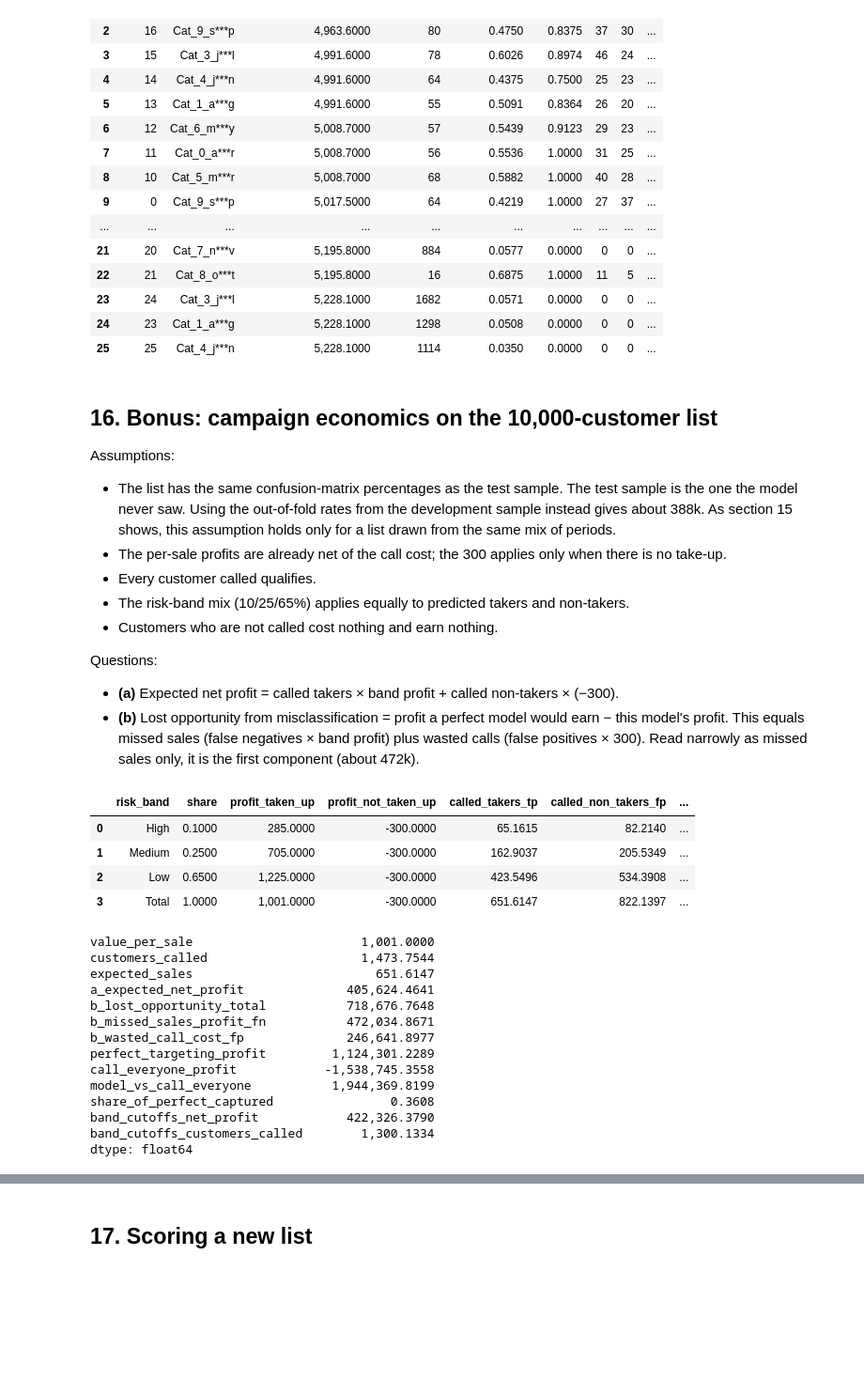
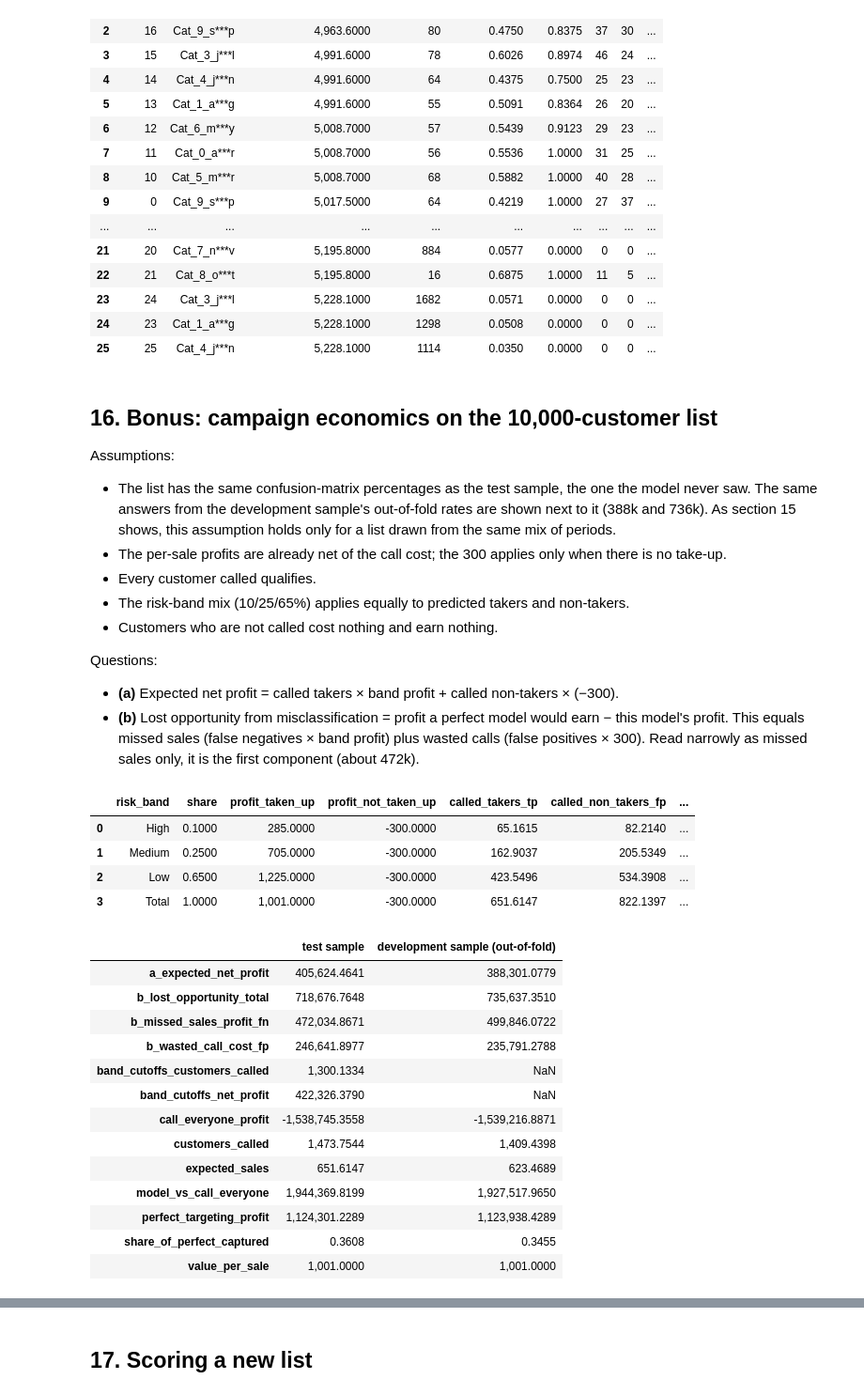
Before and after one commit to mlodian/campaign-response-model, a Jupyter notebook: notebooks/campaign_response_walkthrough.ipynb, the cells around one changed output, grey strips where cells are left out. Shown at 94% size. Saved outputs shown, nothing was run; the diff lists cells and outputs as text; code cells hidden in the pictures; blank space fills up the shorter version.

```diff
--- a/notebooks/campaign_response_walkthrough.ipynb
+++ b/notebooks/campaign_response_walkthrough.ipynb
@@ -525,9 +525,9 @@ pd.read_csv(R / "period_breakdown.csv")
 ## 16. Bonus: campaign economics on the 10,000-customer list
 
 Assumptions:
-- The list has the same confusion-matrix percentages as the test sample. The test sample is the one the model never
-  saw. Using the out-of-fold rates from the development sample instead gives about 388k. As section 15 shows, this
-  assumption holds only for a list drawn from the same mix of periods.
+- The list has the same confusion-matrix percentages as the test sample, the one the model never saw. The same
+  answers from the development sample's out-of-fold rates are shown next to it (388k and 736k). As section 15
+  shows, this assumption holds only for a list drawn from the same mix of periods.
 - The per-sale profits are already net of the call cost; the 300 applies only when there is no take-up.
 - Every customer called qualifies.
 - The risk-band mix (10/25/65%) applies equally to predicted takers and non-takers.
@@ -547,20 +547,22 @@ econ
 | 1 | Medium | 0.2500 | 705.0000 | -300.0000 | 162.9037 | 205.5349 | ... |
 | 2 | Low | 0.6500 | 1,225.0000 | -300.0000 | 423.5496 | 534.3908 | ... |
 | 3 | Total | 1.0000 | 1,001.0000 | -300.0000 | 651.6147 | 822.1397 | ... |
-# %%
-pd.Series(json.loads((R / "campaign_scenarios.json").read_text()))
-# %% [output]
-value_per_sale                       1,001.0000
-customers_called                     1,473.7544
-expected_sales                         651.6147
-a_expected_net_profit              405,624.4641
-b_lost_opportunity_total           718,676.7648
-b_missed_sales_profit_fn           472,034.8671
-b_wasted_call_cost_fp              246,641.8977
-perfect_targeting_profit         1,124,301.2289
-call_everyone_profit            -1,538,745.3558
-model_vs_call_everyone           1,944,369.8199
-share_of_perfect_captured                0.3608
-band_cutoffs_net_profit            422,326.3790
-band_cutoffs_customers_called        1,300.1334
-dtype: float64
+# %%
+scen = json.loads((R / "campaign_scenarios.json").read_text())
+dev = scen.pop("development_sample")
+pd.DataFrame({"test sample": pd.Series(scen), "development sample (out-of-fold)": pd.Series(dev)})
+# %% [output]
+|  | test sample | development sample (out-of-fold) |
+| a_expected_net_profit | 405,624.4641 | 388,301.0779 |
+| b_lost_opportunity_total | 718,676.7648 | 735,637.3510 |
+| b_missed_sales_profit_fn | 472,034.8671 | 499,846.0722 |
+| b_wasted_call_cost_fp | 246,641.8977 | 235,791.2788 |
+| band_cutoffs_customers_called | 1,300.1334 | NaN |
+| band_cutoffs_net_profit | 422,326.3790 | NaN |
+| call_everyone_profit | -1,538,745.3558 | -1,539,216.8871 |
+| customers_called | 1,473.7544 | 1,409.4398 |
+| expected_sales | 651.6147 | 623.4689 |
+| model_vs_call_everyone | 1,944,369.8199 | 1,927,517.9650 |
+| perfect_targeting_profit | 1,124,301.2289 | 1,123,938.4289 |
+| share_of_perfect_captured | 0.3608 | 0.3455 |
+| value_per_sale | 1,001.0000 | 1,001.0000 |
```
Also changed, not shown: parts of 1 cell of this notebook, 6 other files.
